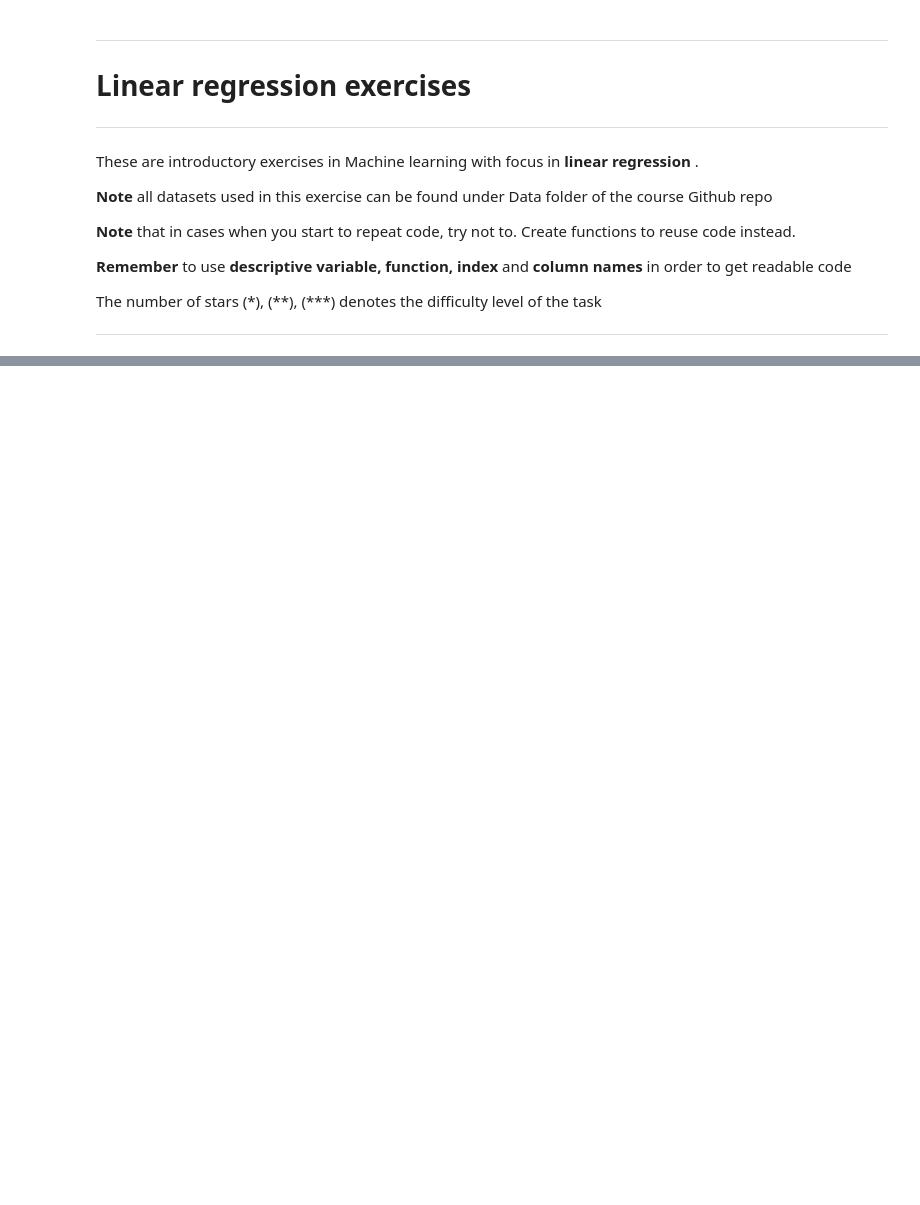
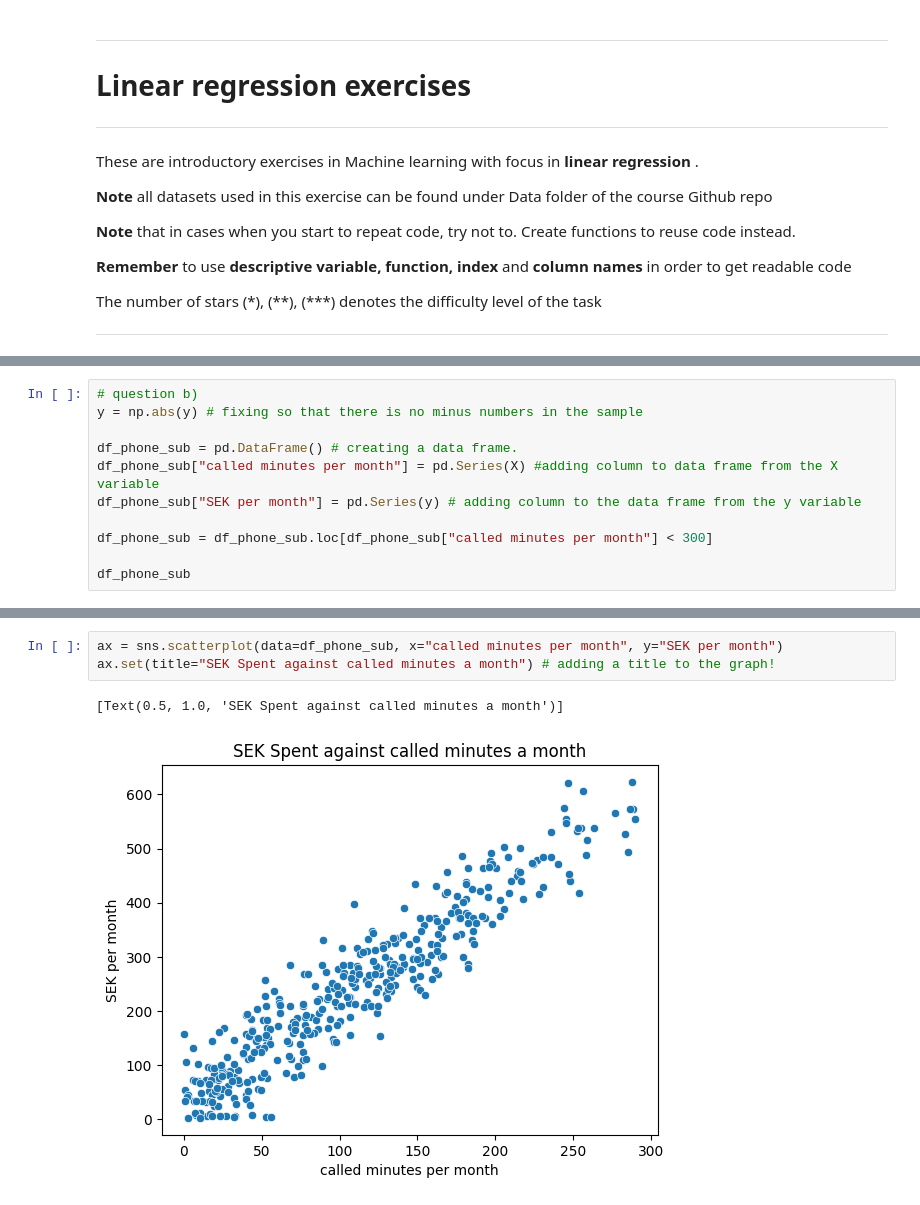
Before and after one commit to SCGlass/Machine-learning, a Jupyter notebook: Exercises/E00_Linear_regression.ipynb, the cells around one changed output, grey strips where cells are left out. Drawn from its saved outputs; the diff is of its cells as text; blank space fills up the shorter version.

Commit message:
removed some data, will now put a linear regression line in the plot

```diff
--- a/Exercises/E00_Linear_regression.ipynb
+++ b/Exercises/E00_Linear_regression.ipynb
@@ -101 +100,12 @@ ax.set(title="SEK Spent against called minutes a month")
 [figure]
+# %%
+# question b)
+y = np.abs(y) # fixing so that there is no minus numbers in the sample
+
+df_phone_sub = pd.DataFrame() # creating a data frame.
+df_phone_sub["called minutes per month"] = pd.Series(X) #adding column to data frame from the X variable
+df_phone_sub["SEK per month"] = pd.Series(y) # adding column to the data frame from the y variable
+
+df_phone_sub = df_phone_sub.loc[df_phone_sub["called minutes per month"] < 300]
+
+df_phone_sub
@@ -101,0 +126,6 @@ ax.set(title="SEK Spent against called minutes a month")
+# %%
+ax = sns.scatterplot(data=df_phone_sub, x="called minutes per month", y="SEK per month")
+ax.set(title="SEK Spent against called minutes a month") # adding a title to the graph!
+# %% [output]
+[Text(0.5, 1.0, 'SEK Spent against called minutes a month')]
+[figure, added]
```
Also changed, not shown: parts of 2 cells of this notebook.
